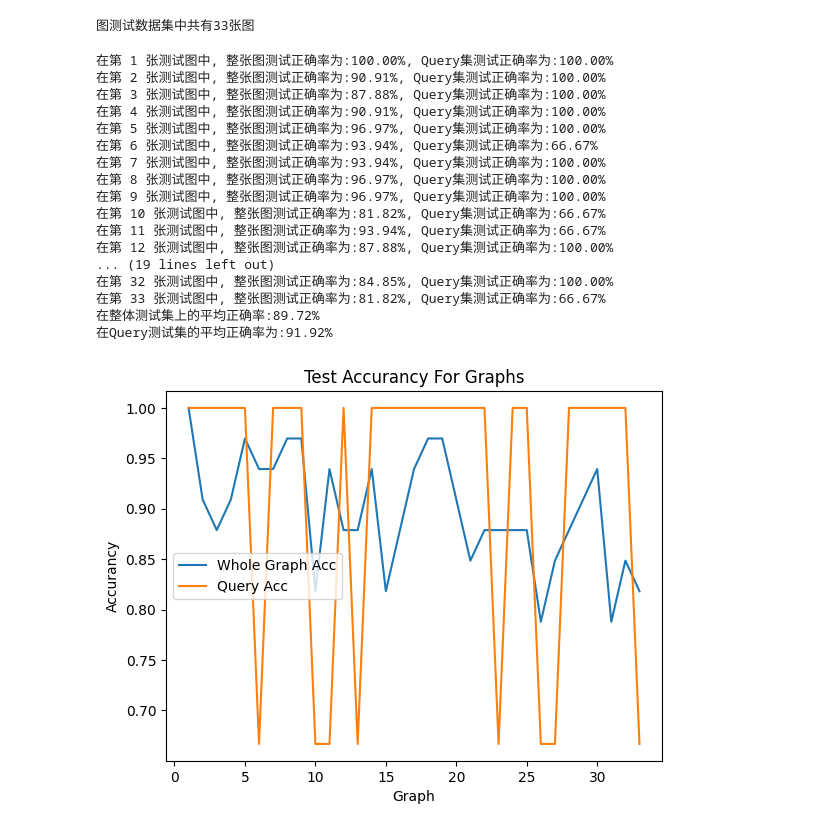
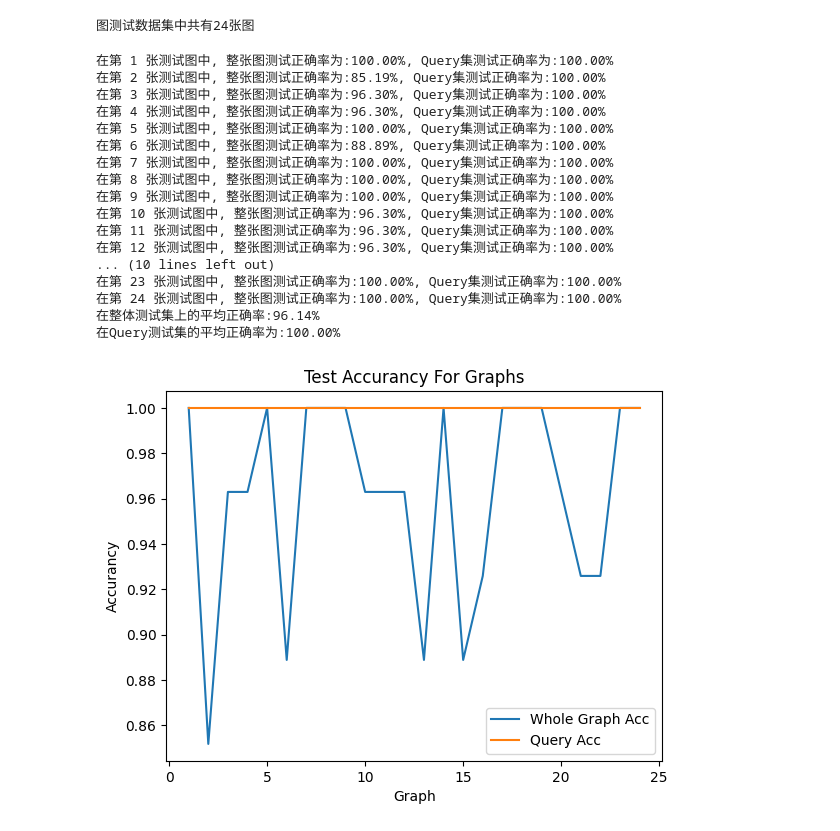
Before and after one commit to L1ndenbaum/GraphConvNetwork, a Jupyter notebook: GraphConv.ipynb, the cells around one changed output. Cells and saved outputs as stored; diff of their text form; code cells hidden in the pictures.

```diff
--- a/GraphConv.ipynb
+++ b/GraphConv.ipynb
@@ -8,7 +8,7 @@ import datasets
 from torch.utils.data import random_split, DataLoader
 import utils, math
 
-mimii_dataset_SNR = 0
+mimii_dataset_SNR = 6
 N, K, query_size = 8, 3, 3
 dataset_transform = 'spectrogram'
 train_test_ratio = 0.1
@@ -211,12 +206,12 @@ def to_graph_dataset(time_cnn:nn.Module, freq_cnn:nn.Module, dataloader:torch.ut
 
         waveforms = torch.stack(waveforms).to(args.device)
         labels = torch.tensor(labels, device=args.device)
-        time_feature_vecs = torch.tensor(10.) * utils.feature_extraction(time_cnn, waveforms)
+        time_feature_vecs = utils.feature_extraction(time_cnn, waveforms)
         del waveforms
         torch.cuda.empty_cache()
 
         freq_waveforms = torch.stack(freq_waveforms).to(args.device)
-        freq_feature_vecs = torch.tensor(10.) * utils.feature_extraction(freq_cnn, freq_waveforms)
+        freq_feature_vecs = utils.feature_extraction(freq_cnn, freq_waveforms)
         del freq_waveforms
         torch.cuda.empty_cache()
 
@@ -247,15 +242,13 @@ def gcn_train(ensemble_gcn, time_graph_trainloader, freq_graph_trainloader, quer
     def init_weights(module):
         if isinstance(module, nn.Linear):
             nn.init.xavier_uniform_(module.weight)
-            #nn.init.normal_(module.weight, mean=0, std=1. / (10 ** 0.5))
         elif isinstance(module, torch_geometric.nn.GCNConv):
             nn.init.xavier_uniform_(module.lin.weight)
-            #nn.init.normal_(module.lin.weight, mean=0, std=1. / (10 ** 0.5))
 
     def get_num_correct_query_pred(pred_y, y, query_size):
         return torch.sum(pred_y[-query_size:].argmax(dim=1) == y[-query_size:])
 
-    optimizer = optim.Adam(gcn.parameters(), lr=lr, weight_decay=0.0001) # , weight_decay=0.0001
+    optimizer = optim.Adam(gcn.parameters(), lr=lr)
     scheduler = optim.lr_scheduler.StepLR(optimizer, step_size=100, gamma=0.85)
     loss_function = nn.CrossEntropyLoss()
     gcn.to(args.device).train()
@@ -298,7 +291,7 @@ def gcn_train(ensemble_gcn, time_graph_trainloader, freq_graph_trainloader, quer
     res_folder = f"./Results/{args.N}-way-{args.K}-shots"
     if not os.path.exists(res_folder):
         os.makedirs(res_folder)
-    plt.savefig(os.path.join(res_folder, f"{args.SNR}SNR-gcn-train-res-{args.N}-way-{args.K}-shots-"+args.transform))
+    plt.savefig(os.path.join(res_folder, f"{args.SNR}SNR-gcn-train-res-{args.N}-way-{args.K}-shots"))
 
 """
 GCN架构:
@@ -374,7 +367,7 @@ time_graph_testloader = GeometricDataLoader(test_time_graph_dataset, batch_size=
 freq_graph_testloader = GeometricDataLoader(test_freq_graph_dataset, batch_size=1)
 print(f"图测试数据集中共有{len(time_graph_testloader)}张图")
 # %% [output]
-图测试数据集中共有33张图
+图测试数据集中共有24张图
 # %%
 # GCN测试
 def gcn_test(ensemble_gcn, time_graph_testloader, freq_graph_testloader, args:utils.Args):
@@ -383,47 +376,54 @@ def gcn_test(ensemble_gcn, time_graph_testloader, freq_graph_testloader, args:ut
         return torch.sum(y_hat == y) / len(y)
 
     accs, query_accs = [], []
     with torch.no_grad():
         for graph_idx, (time_graph, freq_graph) in enumerate(zip(time_graph_testloader, freq_graph_testloader)):
             time_features, y = time_graph.x.to(args.device), time_graph.y.to(args.device)
             freq_features = freq_graph.x.to(args.device)
             edge_index, time_edge_weight = time_graph.edge_index.to(args.device), time_graph.edge_weight.to(args.device)
             freq_edge_weight = freq_graph.edge_weight.to(args.device)
             y_hat = ensemble_gcn(time_features, edge_index, time_edge_weight,
                                  freq_features, freq_edge_weight, y, args.N, args.query_size).argmax(axis=-1)
             accs.append(get_acc(y_hat, y).item()) # 整个测试图上预测正确率
             query_accs.append(get_acc(y_hat[-args.query_size:], y[-args.query_size:]).item()) # query_set中预测正确率
             print(f"在第 {graph_idx+1} 张测试图中, 整张图测试正确率为:{accs[-1]*100:.2f}%, Query集测试正确率为:{query_accs[-1]*100:.2f}%")
 
     print(f"在整体测试集上的平均正确率:{sum(accs) / len(accs)*100:.2f}%\n在Query测试集的平均正确率为:{sum(query_accs)/len(query_accs)*100:.2f}%")
     fig = plt.figure()
     plt.plot(list(range(1, len(time_graph_testloader)+1)), accs, label='Whole Graph Acc')
     plt.plot(list(range(1, len(time_graph_testloader)+1)), query_accs, label='Query Acc')
     plt.xlabel('Graph')
     plt.ylabel('Accurancy')
     plt.title('Test Accurancy For Graphs')
     plt.legend()
     res_folder = f"./Results/{args.N}-way-{args.K}-shots"
     if not os.path.exists(res_folder):
         os.makedirs(res_folder)
     plt.savefig(os.path.join(res_folder, f"{args.SNR}SNR-gcn-test-res-{args.N}-way-{args.K}-shots-"+args.transform))
+    # 记录测试结果
+    rec_folder = f"./Records"
+    if not os.path.exists(rec_folder):
+        os.makedirs(rec_folder)
+    with open(os.path.join(rec_folder, f"{args.SNR}SNR-gcn-test-res-{args.N}-way-{args.K}-shots.txt"), 'a') as rec_file:
+        rec_file.write(f"{args.SNR}SNR-gcn-test-res-{args.N}-way-{args.K}-shots\n")
+        rec_file.write(f"在整体测试集上的平均正确率:{sum(accs) / len(accs)*100:.2f}%\n在Query测试集的平均正确率为:{sum(query_accs)/len(query_accs)*100:.2f}%\n\n")
 gcn_test(gcn, time_graph_testloader, freq_graph_testloader, args)
 # %% [output]
 在第 1 张测试图中, 整张图测试正确率为:100.00%, Query集测试正确率为:100.00%
-在第 2 张测试图中, 整张图测试正确率为:90.91%, Query集测试正确率为:100.00%
-在第 3 张测试图中, 整张图测试正确率为:87.88%, Query集测试正确率为:100.00%
-在第 4 张测试图中, 整张图测试正确率为:90.91%, Query集测试正确率为:100.00%
-在第 5 张测试图中, 整张图测试正确率为:96.97%, Query集测试正确率为:100.00%
-在第 6 张测试图中, 整张图测试正确率为:93.94%, Query集测试正确率为:66.67%
-在第 7 张测试图中, 整张图测试正确率为:93.94%, Query集测试正确率为:100.00%
-在第 8 张测试图中, 整张图测试正确率为:96.97%, Query集测试正确率为:100.00%
-在第 9 张测试图中, 整张图测试正确率为:96.97%, Query集测试正确率为:100.00%
-在第 10 张测试图中, 整张图测试正确率为:81.82%, Query集测试正确率为:66.67%
-在第 11 张测试图中, 整张图测试正确率为:93.94%, Query集测试正确率为:66.67%
-在第 12 张测试图中, 整张图测试正确率为:87.88%, Query集测试正确率为:100.00%
-... (19 lines left out)
-在第 32 张测试图中, 整张图测试正确率为:84.85%, Query集测试正确率为:100.00%
-在第 33 张测试图中, 整张图测试正确率为:81.82%, Query集测试正确率为:66.67%
-在整体测试集上的平均正确率:89.72%
-在Query测试集的平均正确率为:91.92%
+在第 2 张测试图中, 整张图测试正确率为:85.19%, Query集测试正确率为:100.00%
+在第 3 张测试图中, 整张图测试正确率为:96.30%, Query集测试正确率为:100.00%
+在第 4 张测试图中, 整张图测试正确率为:96.30%, Query集测试正确率为:100.00%
+在第 5 张测试图中, 整张图测试正确率为:100.00%, Query集测试正确率为:100.00%
+在第 6 张测试图中, 整张图测试正确率为:88.89%, Query集测试正确率为:100.00%
+在第 7 张测试图中, 整张图测试正确率为:100.00%, Query集测试正确率为:100.00%
+在第 8 张测试图中, 整张图测试正确率为:100.00%, Query集测试正确率为:100.00%
+在第 9 张测试图中, 整张图测试正确率为:100.00%, Query集测试正确率为:100.00%
+在第 10 张测试图中, 整张图测试正确率为:96.30%, Query集测试正确率为:100.00%
+在第 11 张测试图中, 整张图测试正确率为:96.30%, Query集测试正确率为:100.00%
+在第 12 张测试图中, 整张图测试正确率为:96.30%, Query集测试正确率为:100.00%
+... (10 lines left out)
+在第 23 张测试图中, 整张图测试正确率为:100.00%, Query集测试正确率为:100.00%
+在第 24 张测试图中, 整张图测试正确率为:100.00%, Query集测试正确率为:100.00%
+在整体测试集上的平均正确率:96.14%
+在Query测试集的平均正确率为:100.00%
-[figure, old version]
+[figure, new version]
```
Also changed, not shown: parts of 4 cells of this notebook, 7 other files.
